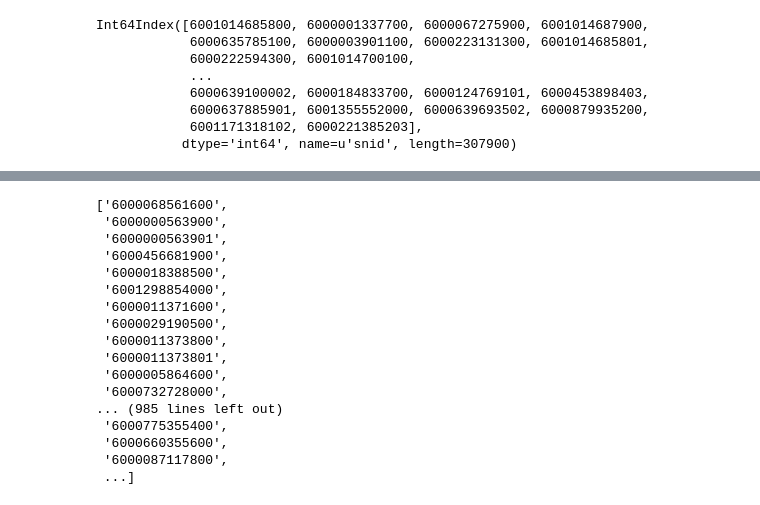
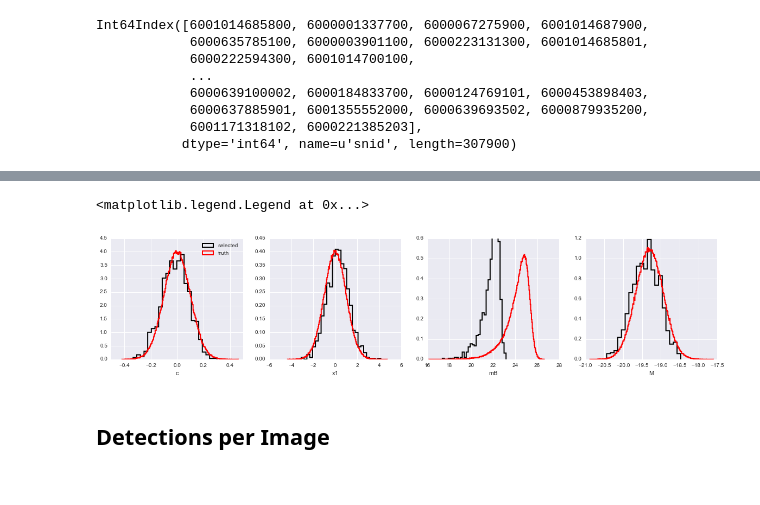
Before and after one commit to LSSTDESC/Twinkles, a Jupyter notebook: code/SN_sims/fiveSigmaDepths.ipynb, the cells around one changed output, grey strips where cells are left out. Cells and saved outputs as stored; diff of their text form; code cells hidden in the pictures.

```diff
--- a/code/SN_sims/fiveSigmaDepths.ipynb
+++ b/code/SN_sims/fiveSigmaDepths.ipynb
@@ -95,20 +79,29 @@ t0hist.set_xticklabels(t0hist.get_xticklabels())
-# %%
-HsnrID
-# %% [output]
-['6000068561600',
- '6000000563900',
- '6000000563901',
- '6000456681900',
- '6000018388500',
- '6001298854000',
- '6000011371600',
- '6000029190500',
- '6000011373800',
- '6000011373801',
- '6000005864600',
- '6000732728000',
-... (985 lines left out)
- '6000775355400',
- '6000660355600',
- '6000087117800',
- ...]
+# %%
+fig, ax = plt.subplots(1, 4, **{'figsize':(20, 4)})
+sns.distplot(twinklesSN.ix[HsnrID, 'c'], hist_kws={'histtype':'step', 'lw':2, 'color':'k', 'alpha':1},
+             rug=False, ax=ax[0], norm_hist=True, kde=False, label='selected')
+sns.distplot(twinklesSN.c, hist_kws={'histtype':'step', 'lw':2, 'color':'r', 'alpha':1}, rug=False, ax=ax[0],
+            norm_hist=True, kde=False, label='truth')
+
+sns.distplot(twinklesSN.ix[HsnrID, 'x1'], hist_kws={'histtype':'step', 'lw':2, 'color':'k', 'alpha':1},
+             rug=False, ax=ax[1], norm_hist=True, kde=False)
+sns.distplot(twinklesSN.x1, hist_kws={'histtype':'step', 'lw':2, 'color':'r', 'alpha':1}, rug=False, ax=ax[1],
+            norm_hist=True, kde=False)
+
+sns.distplot(twinklesSN.ix[HsnrID, 'M'], hist_kws={'histtype':'step', 'lw':2, 'color':'k', 'alpha':1},
+             rug=False, ax=ax[3], kde=False, norm_hist=True)
+sns.distplot(twinklesSN.M, hist_kws={'histtype':'step', 'lw':2, 'color':'r', 'alpha':1}, rug=False, ax=ax[3],
+             kde=False, norm_hist=True)
+
+sns.distplot(twinklesSN.ix[HsnrID, 'mB'], hist_kws={'histtype':'step', 'lw':2, 'color':'k', 'alpha':1},
+             rug=False, ax=ax[2], kde=False, norm_hist=True)
+sns.distplot(twinklesSN.mB, hist_kws={'histtype':'step', 'lw':2, 'color':'r', 'alpha':1}, rug=False, ax=ax[2],
+             kde=False, norm_hist=True)
+
+
+ax[0].legend(loc='best')
+# %% [output]
+<matplotlib.legend.Legend at 0x...>
+[figure, added]
+# %% [markdown]
+## Detections per Image
```
Also changed, not shown: parts of 20 cells of this notebook.
